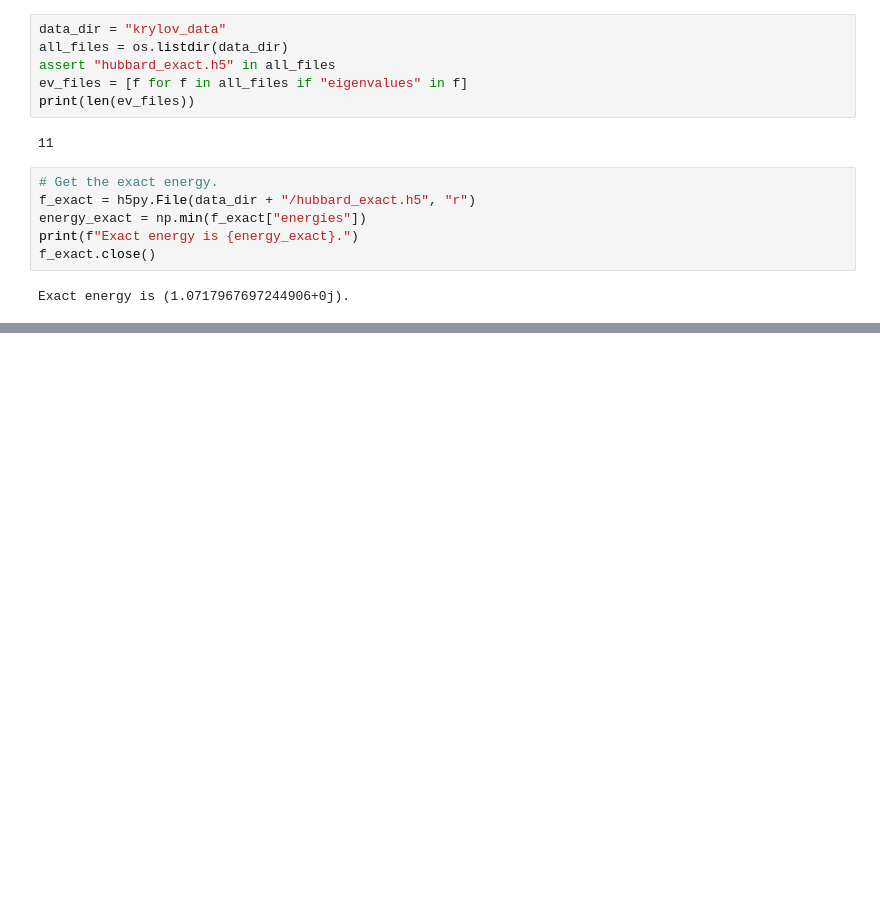
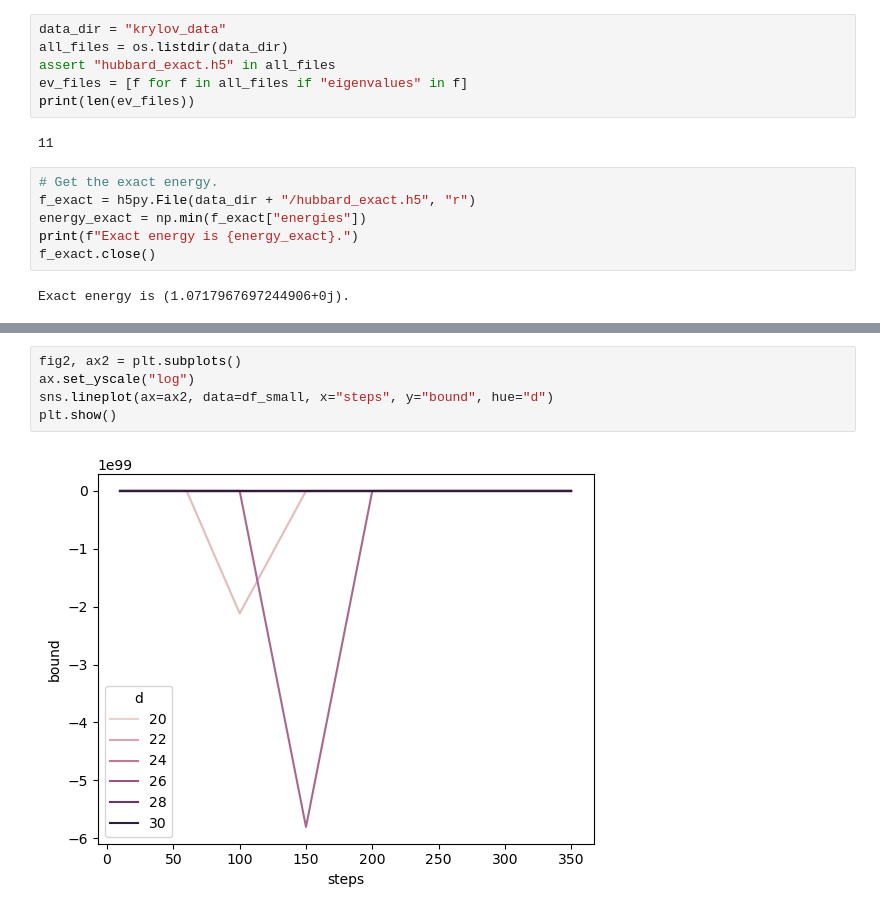
Before and after one commit to rmlarose/compare-vkp, a Jupyter notebook: hubbard_plots.ipynb, the cells around one changed output, grey strips where cells are left out. Saved outputs shown, nothing was run; the diff lists cells and outputs as text; blank space fills up the shorter version.

```diff
--- a/hubbard_plots.ipynb
+++ b/hubbard_plots.ipynb
@@ -49,0 +90,7 @@ i
+# %%
+fig2, ax2 = plt.subplots()
+ax.set_yscale("log")
+sns.lineplot(ax=ax2, data=df_small, x="steps", y="bound", hue="d")
+plt.show()
+# %% [output]
+[figure, added]
```
Also changed, not shown: parts of 4 cells of this notebook, 2 other files.
